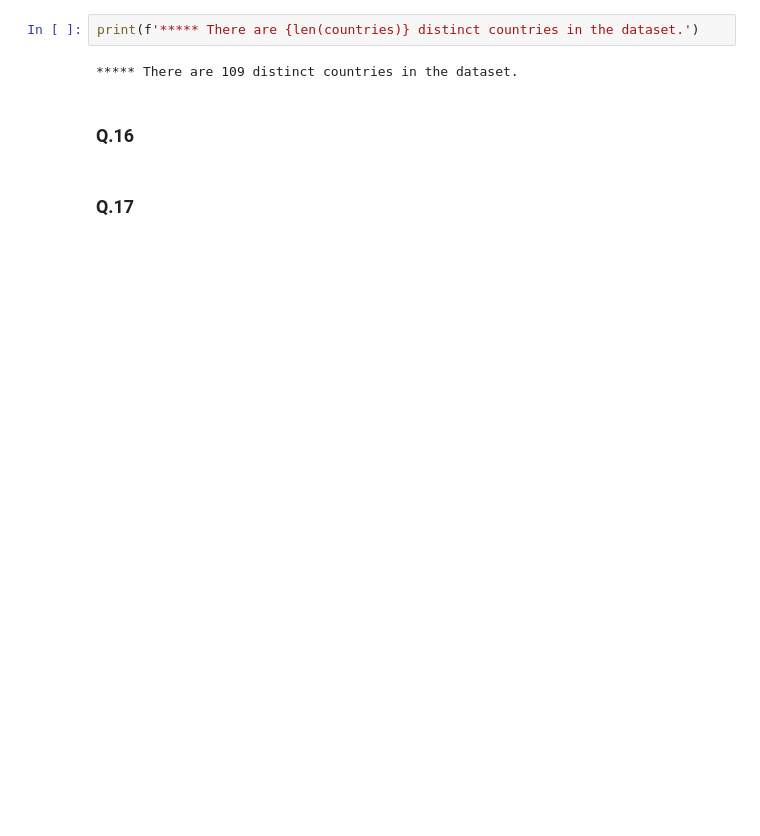
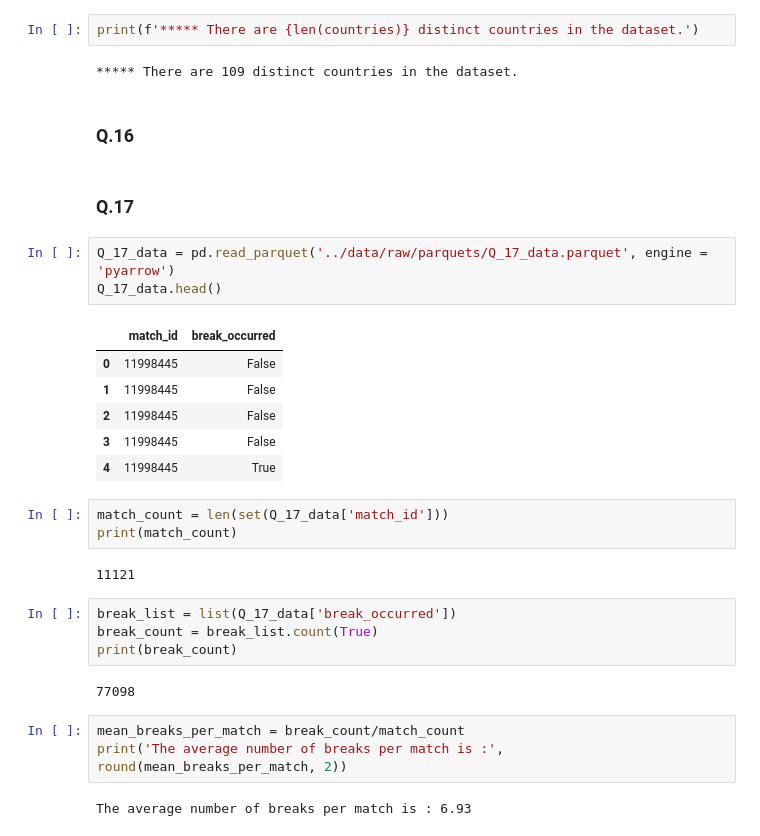
Before and after one commit to ParsaDEV15/Tennis-Project, a Jupyter notebook: notebooks/pmohammad_analysis_13_17.ipynb, the cells around one changed output. Saved outputs shown, nothing was run; the diff lists cells and outputs as text; blank space fills up the shorter version.

```diff
--- a/notebooks/pmohammad_analysis_13_17.ipynb
+++ b/notebooks/pmohammad_analysis_13_17.ipynb
@@ -104,3 +104,29 @@ print(f'***** There are {len(countries)} distinct countries in the dataset.')
 ### **Q.16**
 # %% [markdown]
 ### **Q.17**
+# %%
+Q_17_data = pd.read_parquet('../data/raw/parquets/Q_17_data.parquet', engine = 'pyarrow')
+Q_17_data.head()
+# %% [output]
+|  | match_id | break_occurred |
+| 0 | 11998445 | False |
+| 1 | 11998445 | False |
+| 2 | 11998445 | False |
+| 3 | 11998445 | False |
+| 4 | 11998445 | True |
+# %%
+match_count = len(set(Q_17_data['match_id']))
+print(match_count)
+# %% [output]
+11121
+# %%
+break_list = list(Q_17_data['break_occurred'])
+break_count = break_list.count(True)
+print(break_count)
+# %% [output]
+77098
+# %%
+mean_breaks_per_match = break_count/match_count
+print('The average number of breaks per match is :', round(mean_breaks_per_match, 2))
+# %% [output]
+The average number of breaks per match is : 6.93
```
Also changed, not shown: parts of 3 cells of this notebook.
